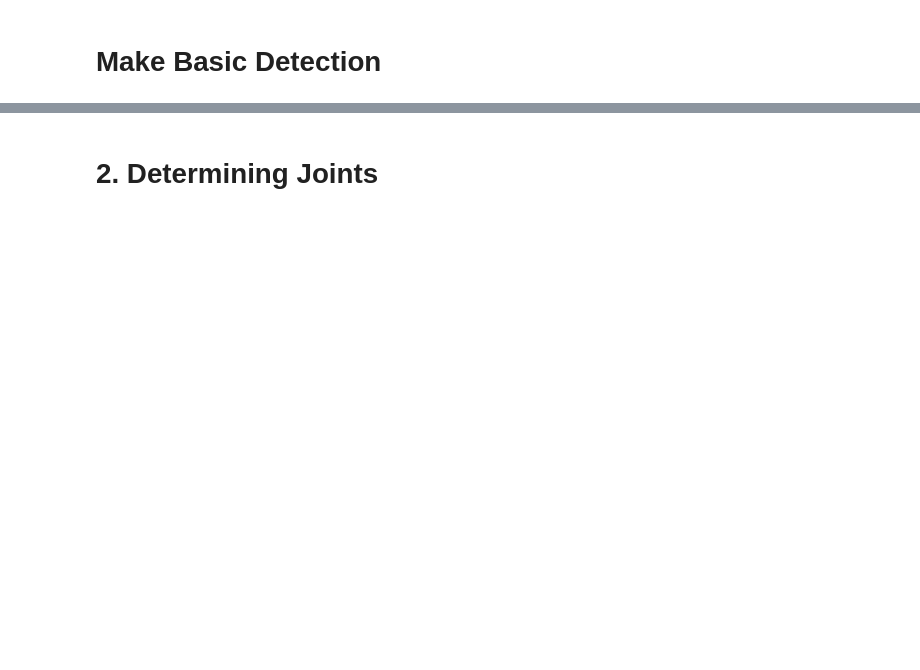
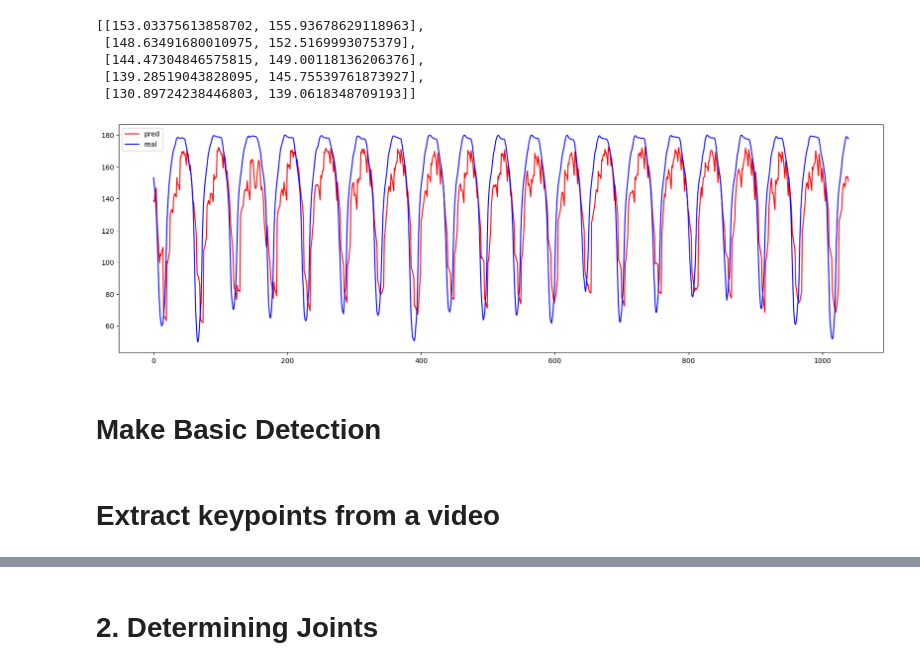
Before and after one commit to siddzzshetty/Rehabilitation-System, a Jupyter notebook: backend.ipynb, the cells around one changed output, grey strips where cells are left out. Drawn from its saved outputs; the diff is of its cells as text; code cells hidden in the pictures; blank space fills up the shorter version.

```diff
--- a/backend.ipynb
+++ b/backend.ipynb
@@ -572,4 +320,0 @@ Stored Predicted vs Real-Time Angle Pairs:
-# %%
-#slicing and storing specific angles pred and actual vales
-focus_angles=np.array([[pred[3:5],real[3:5]]for pred,real in predicted_vs_real_storage])
-print(focus_angles)
@@ -648,3 +321,29 @@ Estimated frames per second : 26.451411257722004
+# %%
+focus_angles[0][1]
+# %% [output]
+[[153.03375613858702, 155.93678629118963],
+ [148.63491680010975, 152.5169993075379],
+ [144.47304846575815, 149.00118136206376],
+ [139.28519043828095, 145.75539761873927],
+ [130.89724238446803, 139.0618348709193]]
+# %%
+left_knee_list_real = []
+for run in focus_angles:
+    for angle in run[1]:
+        left_knee_list_real.append(angle[0])
+
+left_knee_list_pred = []
+for run in focus_angles:
+    for angle in run[0]:
+        left_knee_list_pred.append(angle[0])
+# %%
+plt.figure(figsize=(20, 6))
+plt.plot(left_knee_list_pred, label="pred", color="red")
+plt.plot(left_knee_list_real, label="real", color="blue")
+plt.legend()
+plt.show()
+# %% [output]
+[figure, added]
 # %% [markdown]
 # Make Basic Detection
 # %%
@@ -684,3 +383,5 @@ with mp_pose.Pose(min_detection_confidence=0.5, min_tracking_confidence=0.5, mod
 
     cap.release()
     cv2.destroyAllWindows()
+# %% [markdown]
+# Extract keypoints from a video
```
Also changed, not shown: parts of 21 cells of this notebook, 3 other files.
